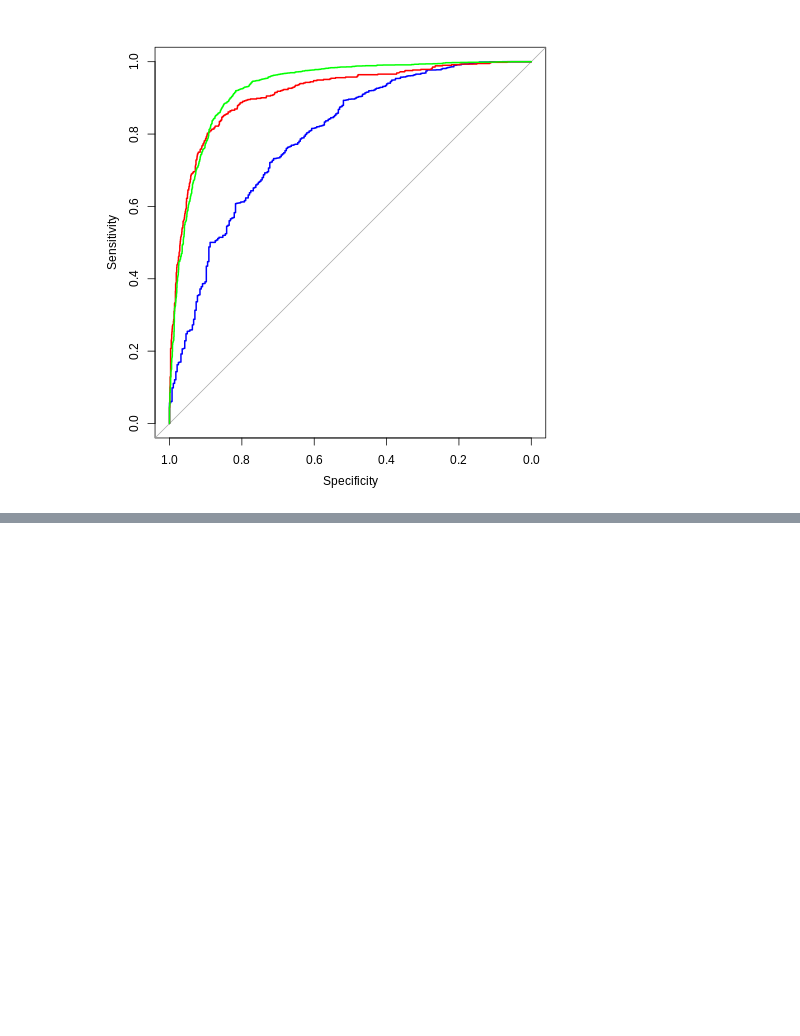
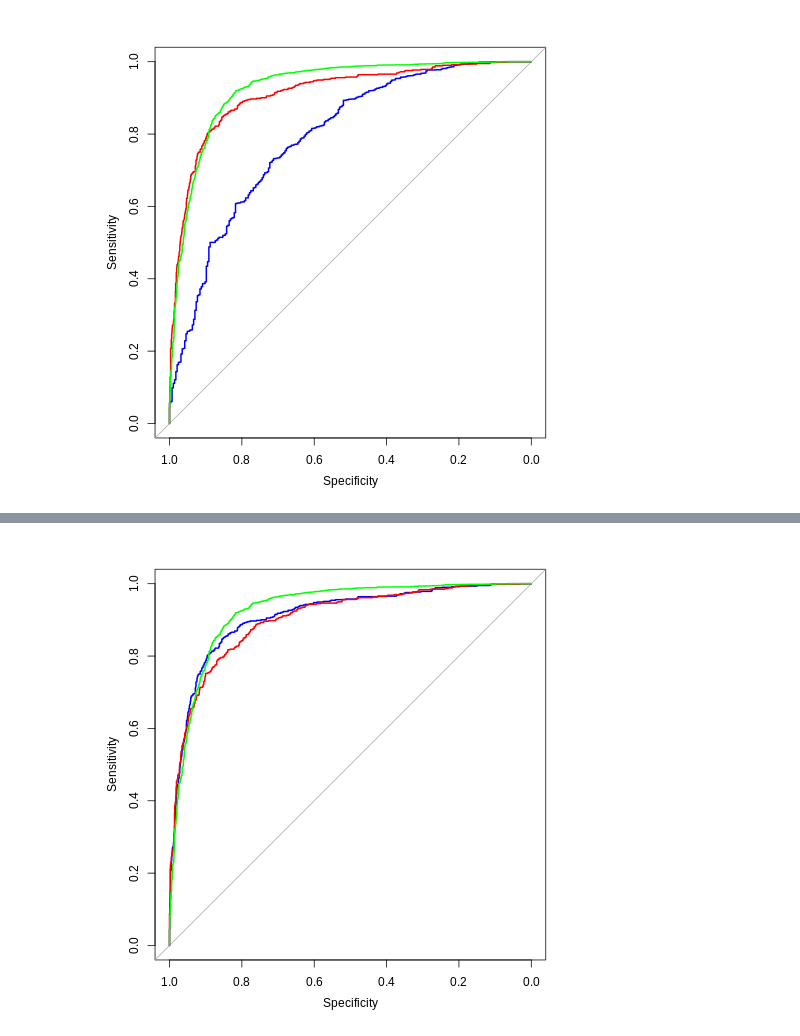
Before and after one commit to YuehMintTai/000, a Jupyter notebook: 20211017Rpython.ipynb, the cells around one changed output, grey strips where cells are left out. Cells and saved outputs as stored; diff of their text form; code cells hidden in the pictures; blank space fills up the shorter version.

```diff
--- a/20211017Rpython.ipynb
+++ b/20211017Rpython.ipynb
@@ -128,0 +149,5 @@ lines.roc(rocT,col='green')
+# %%
+%%R
+##Read military result
+cData<-read.csv('cdep_result_df')
+tail(cData,2)
@@ -128,0 +158,5 @@ lines.roc(rocT,col='green')
+# %%
+%%R
+rocc1<-roc(myData_c$real,myData_c$predict)
+rocc2<-roc(cData$real,cData$predict)
+roc.test(rocc1,rocc2)
@@ -128,0 +179,8 @@ lines.roc(rocT,col='green')
+# %%
+%%R
+library(pROC)
+plot.roc(rocc1,percent=TRUE,col='blue')
+lines.roc(rocc2,percent=TRUE,col='red')
+lines.roc(rocT,col='green')
+# %% [output]
+[figure, added]
```
Also changed, not shown: parts of 8 cells of this notebook.
